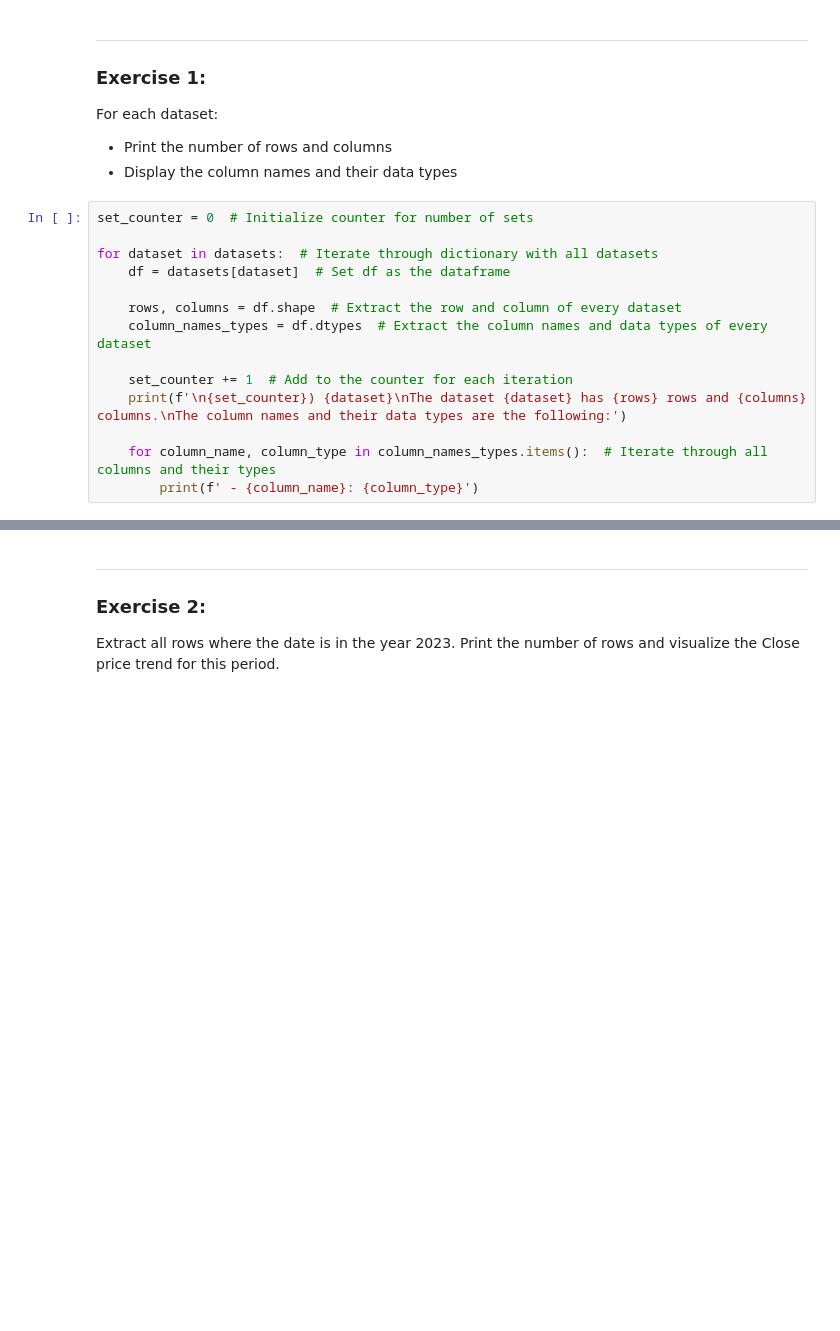
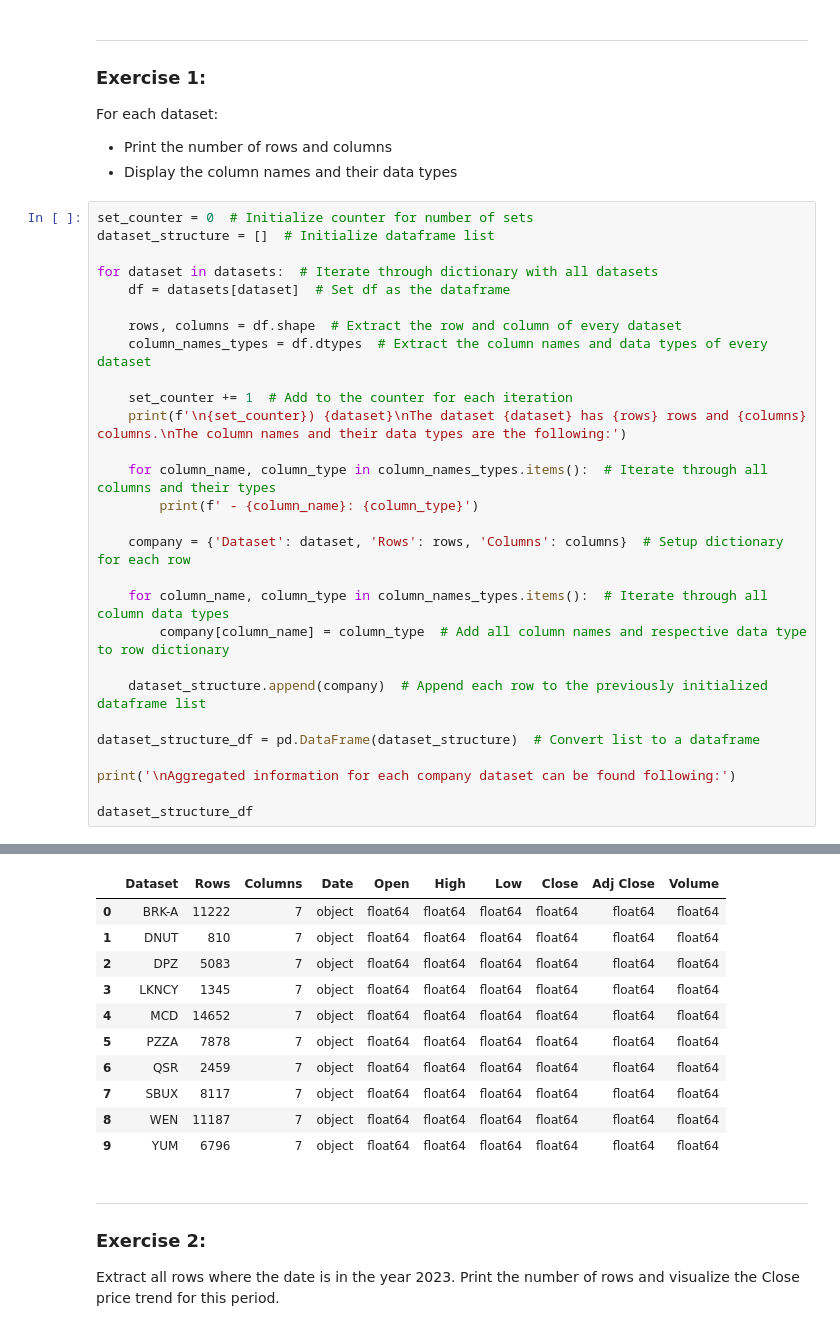
Before and after one commit to Noor-Raza/Python-for-Data-Science-Final-Project, a Jupyter notebook: Exercises.ipynb, the cells around one changed output, grey strips where cells are left out. Drawn from its saved outputs; the diff is of its cells as text; blank space fills up the shorter version.

```diff
--- a/Exercises.ipynb
+++ b/Exercises.ipynb
@@ -121,6 +142,7 @@ For each dataset:
 - Display the column names and their data types
 # %%
 set_counter = 0  # Initialize counter for number of sets
+dataset_structure = []  # Initialize dataframe list
 
 for dataset in datasets:  # Iterate through dictionary with all datasets
     df = datasets[dataset]  # Set df as the dataframe
@@ -133,5 +155,18 @@ for dataset in datasets:  # Iterate through dictionary with all datasets
 
     for column_name, column_type in column_names_types.items():  # Iterate through all columns and their types
         print(f' - {column_name}: {column_type}')
+
+    company = {'Dataset': dataset, 'Rows': rows, 'Columns': columns}  # Setup dictionary for each row
+
+    for column_name, column_type in column_names_types.items():  # Iterate through all column data types
+        company[column_name] = column_type  # Add all column names and respective data type to row dictionary
+
+    dataset_structure.append(company)  # Append each row to the previously initialized dataframe list
+
+dataset_structure_df = pd.DataFrame(dataset_structure)  # Convert list to a dataframe
+
+print('\nAggregated information for each company dataset can be found following:')
+
+dataset_structure_df
 # %% [output]
 1) BRK-A
@@ -154,3 +189,14 @@ The column names and their data types are the following:
+|  | Dataset | Rows | Columns | Date | Open | High | Low | Close | Adj Close | Volume |
+| 0 | BRK-A | 11222 | 7 | object | float64 | float64 | float64 | float64 | float64 | float64 |
+| 1 | DNUT | 810 | 7 | object | float64 | float64 | float64 | float64 | float64 | float64 |
+| 2 | DPZ | 5083 | 7 | object | float64 | float64 | float64 | float64 | float64 | float64 |
+| 3 | LKNCY | 1345 | 7 | object | float64 | float64 | float64 | float64 | float64 | float64 |
+| 4 | MCD | 14652 | 7 | object | float64 | float64 | float64 | float64 | float64 | float64 |
+| 5 | PZZA | 7878 | 7 | object | float64 | float64 | float64 | float64 | float64 | float64 |
+| 6 | QSR | 2459 | 7 | object | float64 | float64 | float64 | float64 | float64 | float64 |
+| 7 | SBUX | 8117 | 7 | object | float64 | float64 | float64 | float64 | float64 | float64 |
+| 8 | WEN | 11187 | 7 | object | float64 | float64 | float64 | float64 | float64 | float64 |
+| 9 | YUM | 6796 | 7 | object | float64 | float64 | float64 | float64 | float64 | float64 |
 # %% [markdown]
 ---
 ### **Exercise 2:**
```
Also changed, not shown: parts of 19 cells of this notebook.
